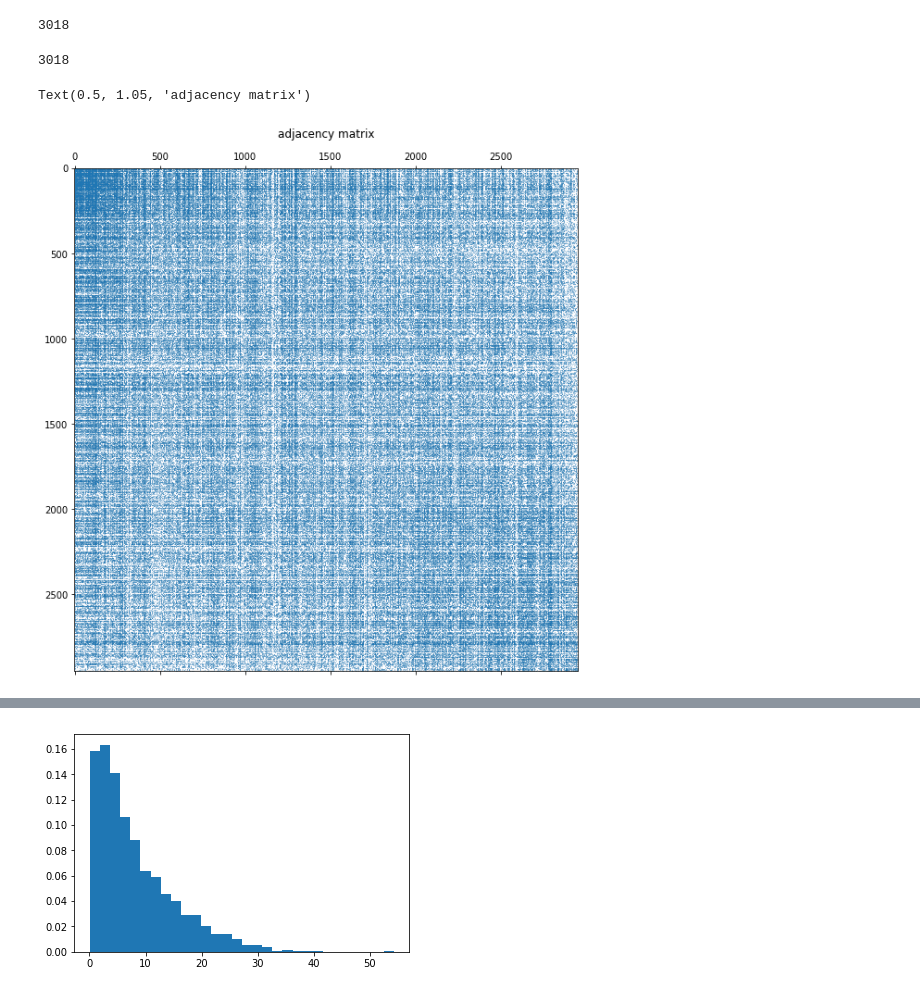
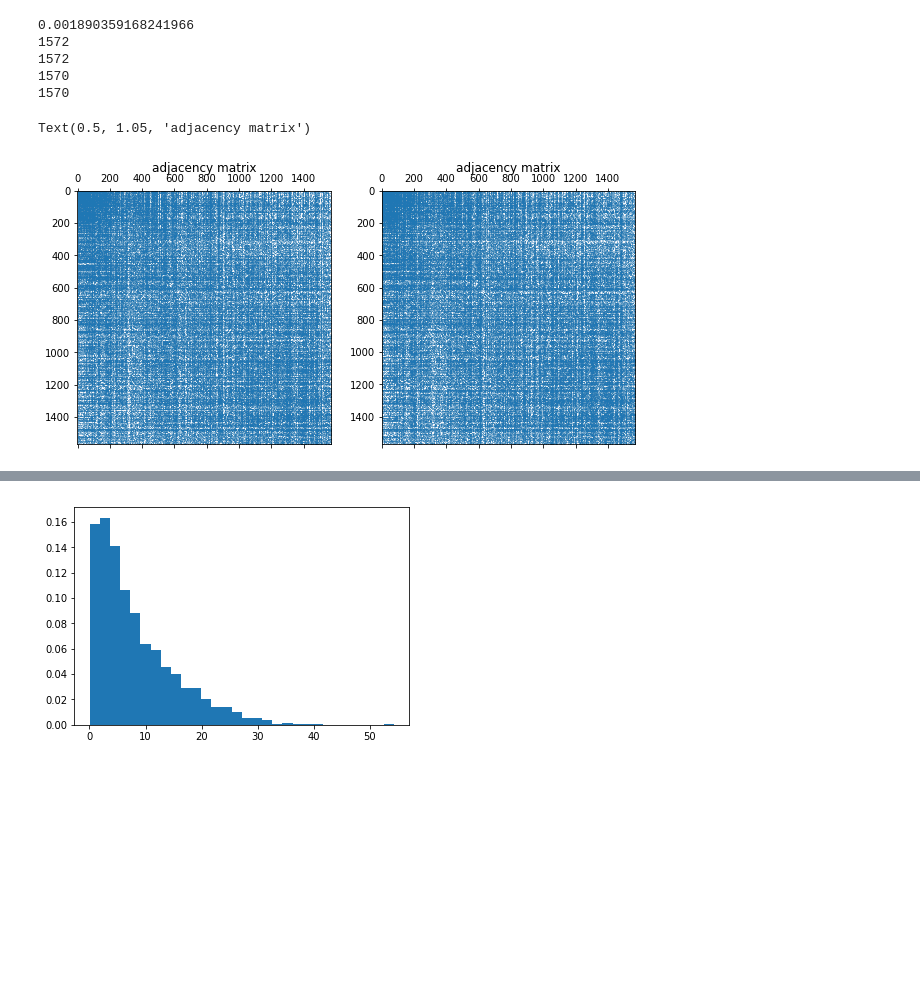
Before and after one commit to vndk36/Project_ntds2018, a Jupyter notebook: matrix_creator.ipynb, the cells around one changed output, grey strips where cells are left out. Cells and saved outputs as stored; diff of their text form; code cells hidden in the pictures; blank space fills up the shorter version.

```diff
--- a/matrix_creator.ipynb
+++ b/matrix_creator.ipynb
@@ -67,6 +84,0 @@ adjacency_key = np.divide(adjacency_key,adjacency_key.max())
-# %%
-adjacency=adjacency_key
-#adjacency[adjacency<0.2]=0
-len(adjacency)
-# %% [output]
-3018
@@ -73,18 +88,46 @@ len(adjacency)
+# %%
+adjacency_key = np.load("Milestone_1/saved_adjacency_Brut.npy")
+fits = pd.read_csv('Milestone_1/saved_features_Brut.csv')
 # %%
+adjacency=adjacency_key
+#adjacency[adjacency<0.01]=0
+print(min(adjacency[adjacency>0]))
+#adjacency[adjacency < 0.001]=0
+print(len(adjacency))
+print(len(fits))
+
 # We see from the adjacency matrix that there are some movies that don't have any connections to any other movies,
 # these nodes don't present any interest to us so we remove them from both the dataframe and the adjacency matrix
+
 deg=np.sum(adjacency,0)
 deg_bin=np.argwhere(deg==0).flatten()
 
 adjacency_red = np.delete(adjacency,deg_bin,0)
 adjacency_red = np.delete(adjacency_red,deg_bin,1)
 
-fits_red=fits.drop(deg_bin)
-fits_red=fits_red.reset_index(drop=True)
+fits_red=fits.loc[np.argwhere(deg>0).flatten()]
 
 # We need to update n_nodes since we have dropped some movies
 n_nodes=len(adjacency_red)
-n_nodes
-len(fits_red)
+
+print(len(fits_red))
+print(len(adjacency_red))
+
+#adjacency=adjacency_red
+
+# Dots represent connections between movies regardless of their weight
+plt.figure(figsize=(10,20))
+plt.subplot(1,2,1)
+plt.spy(adjacency_red, markersize=0.1)
+plt.title('adjacency matrix')
+plt.subplot(1,2,2)
+plt.spy(adjacency, markersize=0.1)
+plt.title('adjacency matrix')
 # %% [output]
-3018
+0.001890359168241966
+1572
+1572
+1570
+1570
+Text(0.5, 1.05, 'adjacency matrix')
+[figure, added]
@@ -93,8 +133,0 @@ adjacency=adjacency_red
-# %%
-# Dots represent connections between movies regardless of their weight
-plt.figure(figsize=(10,10))
-plt.spy(adjacency, markersize=0.1)
-plt.title('adjacency matrix')
-# %% [output]
-Text(0.5, 1.05, 'adjacency matrix')
-[figure, removed]
```
Also changed, not shown: parts of 7 cells of this notebook, 2 other files.
